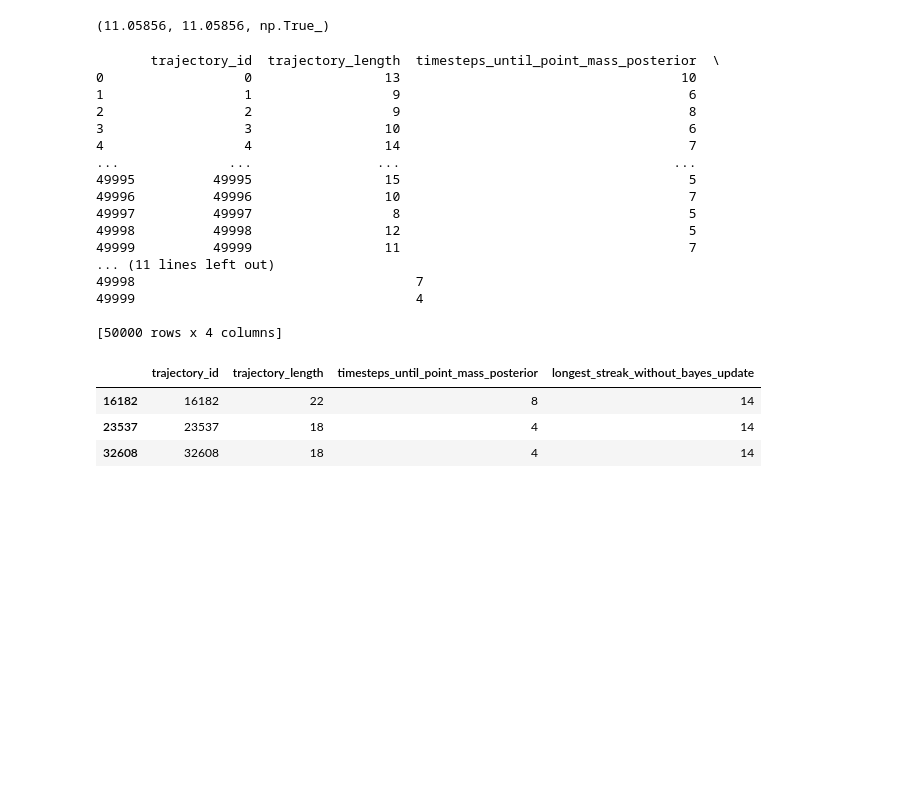
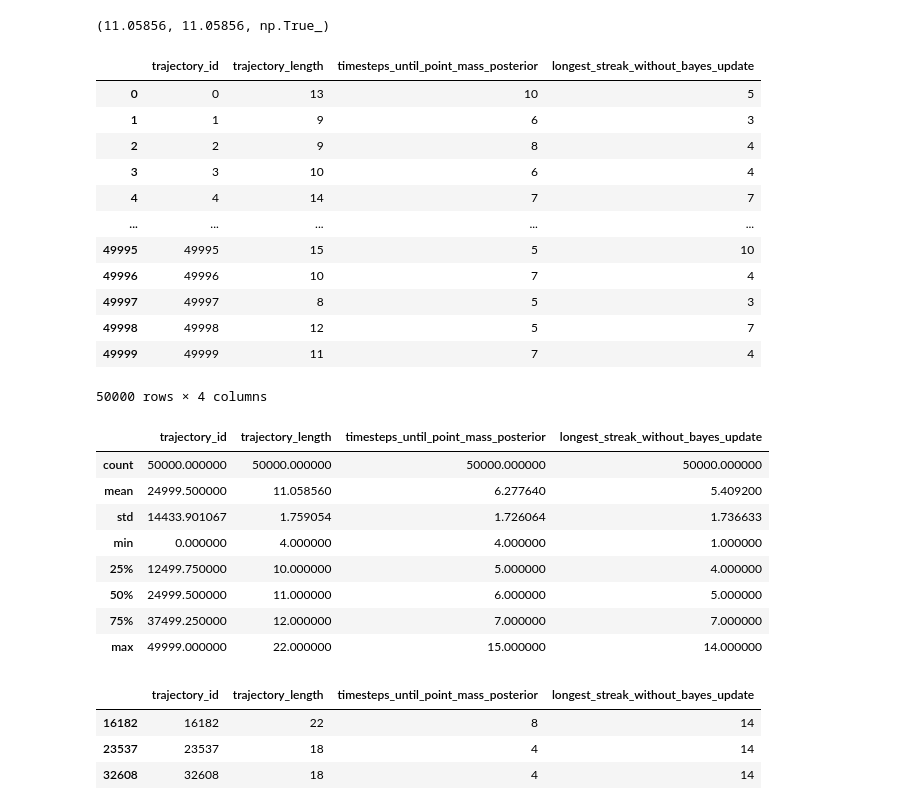
Before and after one commit to juan-lievano/pobax, a Jupyter notebook: scripts/bayesian_posterior_probe/statistics_on_trajectories.ipynb, the cells around one changed output. Cells and saved outputs as stored; diff of their text form; code cells hidden in the pictures; blank space fills up the shorter version.

```diff
--- a/scripts/bayesian_posterior_probe/statistics_on_trajectories.ipynb
+++ b/scripts/bayesian_posterior_probe/statistics_on_trajectories.ipynb
@@ -90,25 +83,33 @@ def posterior_stats(df: pd.DataFrame) -> pd.DataFrame:
 # %%
 df = coerce_columns(df)
 stats = posterior_stats(df)
-print(stats)
-# %% [output]
-       trajectory_id  trajectory_length  timesteps_until_point_mass_posterior  \
-0                  0                 13                                    10
-1                  1                  9                                     6
-2                  2                  9                                     8
-3                  3                 10                                     6
-4                  4                 14                                     7
-...              ...                ...                                   ...
-49995          49995                 15                                     5
-49996          49996                 10                                     7
-49997          49997                  8                                     5
-49998          49998                 12                                     5
-49999          49999                 11                                     7
-... (11 lines left out)
-49998                                    7
-49999                                    4
-
-[50000 rows x 4 columns]
+# %%
+display(stats)
+stats.describe()
+#TODO longest streak before certainty
+# %% [output]
+|  | trajectory_id | trajectory_length | timesteps_until_point_mass_posterior | longest_streak_without_bayes_update |
+| 0 | 0 | 13 | 10 | 5 |
+| 1 | 1 | 9 | 6 | 3 |
+| 2 | 2 | 9 | 8 | 4 |
+| 3 | 3 | 10 | 6 | 4 |
+| 4 | 4 | 14 | 7 | 7 |
+| ... | ... | ... | ... | ... |
+| 49995 | 49995 | 15 | 5 | 10 |
+| 49996 | 49996 | 10 | 7 | 4 |
+| 49997 | 49997 | 8 | 5 | 3 |
+| 49998 | 49998 | 12 | 5 | 7 |
+| 49999 | 49999 | 11 | 7 | 4 |
+50000 rows × 4 columns
+|  | trajectory_id | trajectory_length | timesteps_until_point_mass_posterior | longest_streak_without_bayes_update |
+| count | 50000.000000 | 50000.000000 | 50000.000000 | 50000.000000 |
+| mean | 24999.500000 | 11.058560 | 6.277640 | 5.409200 |
+| std | 14433.901067 | 1.759054 | 1.726064 | 1.736633 |
+| min | 0.000000 | 4.000000 | 4.000000 | 1.000000 |
+| 25% | 12499.750000 | 10.000000 | 5.000000 | 4.000000 |
+| 50% | 24999.500000 | 11.000000 | 6.000000 | 5.000000 |
+| 75% | 37499.250000 | 12.000000 | 7.000000 | 7.000000 |
+| max | 49999.000000 | 22.000000 | 15.000000 | 14.000000 |
 # %%
 stats[stats['longest_streak_without_bayes_update'] > 13]
 # %% [output]
```
Also changed, not shown: parts of 9 cells of this notebook.
